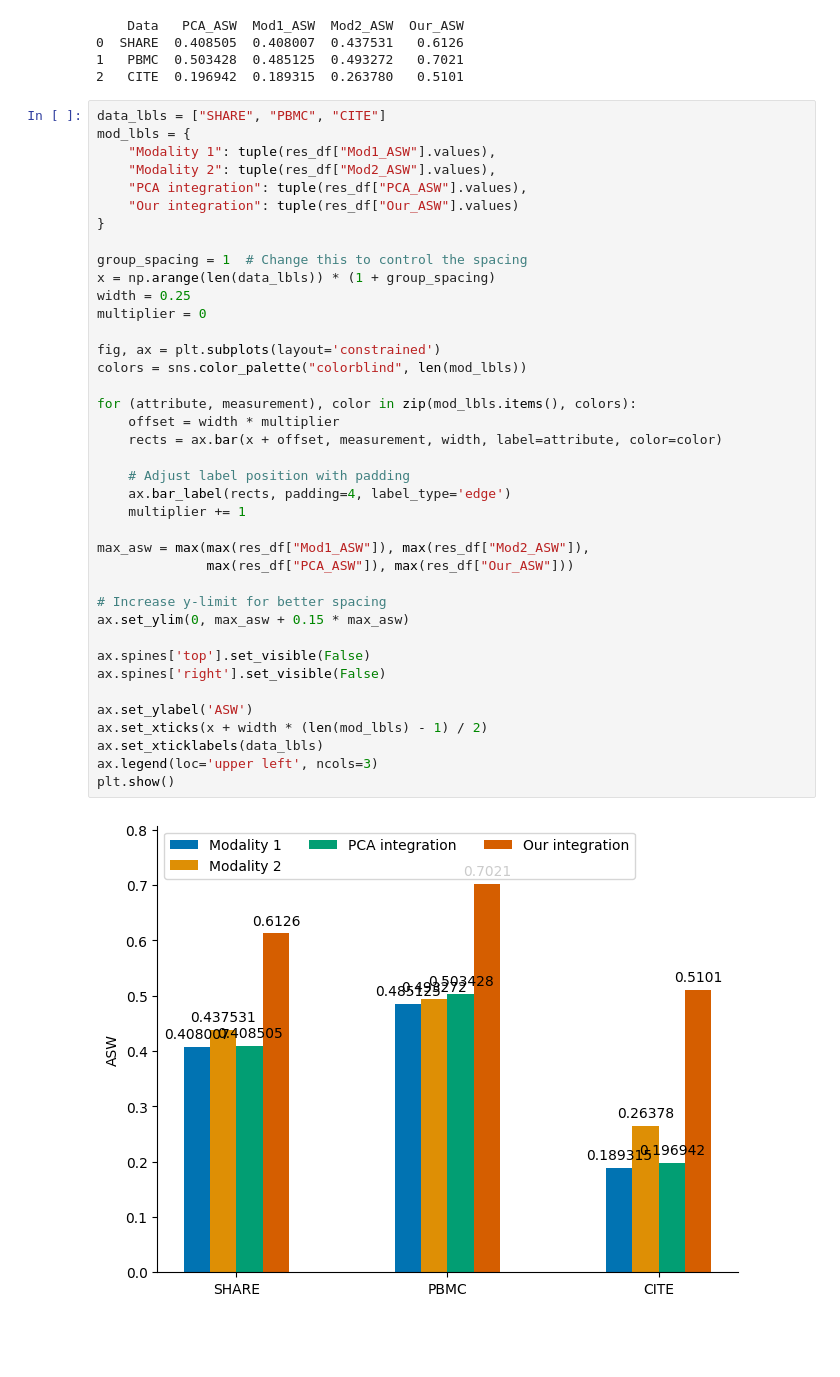
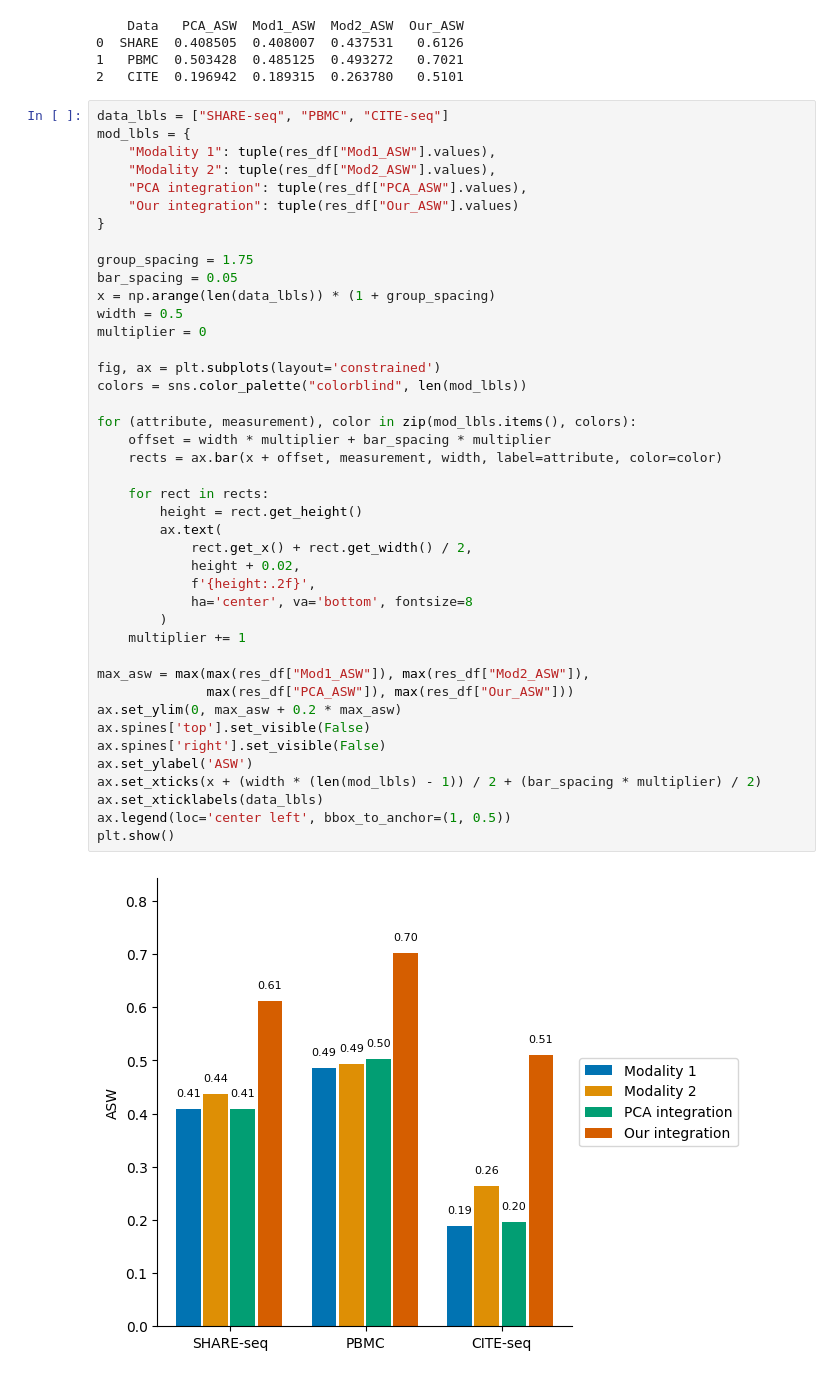
Before and after one commit to AmirTEbi/sCIN, a Jupyter notebook: notebooks/Analysis.ipynb, the cells around one changed output. Cells and saved outputs as stored; diff of their text form; blank space fills up the shorter version.

```diff
--- a/notebooks/Analysis.ipynb
+++ b/notebooks/Analysis.ipynb
@@ -211,43 +211,46 @@ print(res_df)
 1   PBMC  0.503428  0.485125  0.493272   0.7021
 2   CITE  0.196942  0.189315  0.263780   0.5101
 # %%
-data_lbls = ["SHARE", "PBMC", "CITE"]
+data_lbls = ["SHARE-seq", "PBMC", "CITE-seq"]
 mod_lbls = {
     "Modality 1": tuple(res_df["Mod1_ASW"].values),
     "Modality 2": tuple(res_df["Mod2_ASW"].values),
     "PCA integration": tuple(res_df["PCA_ASW"].values),
     "Our integration": tuple(res_df["Our_ASW"].values)
 }
 
-group_spacing = 1  # Change this to control the spacing
+group_spacing = 1.75
+bar_spacing = 0.05
 x = np.arange(len(data_lbls)) * (1 + group_spacing)
-width = 0.25
+width = 0.5
 multiplier = 0
 
 fig, ax = plt.subplots(layout='constrained')
 colors = sns.color_palette("colorblind", len(mod_lbls))
 
 for (attribute, measurement), color in zip(mod_lbls.items(), colors):
-    offset = width * multiplier
+    offset = width * multiplier + bar_spacing * multiplier
     rects = ax.bar(x + offset, measurement, width, label=attribute, color=color)
 
-    # Adjust label position with padding
-    ax.bar_label(rects, padding=4, label_type='edge')
+    for rect in rects:
+        height = rect.get_height()
+        ax.text(
+            rect.get_x() + rect.get_width() / 2,
+            height + 0.02,
+            f'{height:.2f}',
+            ha='center', va='bottom', fontsize=8
+        )
     multiplier += 1
 
 max_asw = max(max(res_df["Mod1_ASW"]), max(res_df["Mod2_ASW"]),
               max(res_df["PCA_ASW"]), max(res_df["Our_ASW"]))
-
-# Increase y-limit for better spacing
-ax.set_ylim(0, max_asw + 0.15 * max_asw)
-
+ax.set_ylim(0, max_asw + 0.2 * max_asw)
 ax.spines['top'].set_visible(False)
 ax.spines['right'].set_visible(False)
-
 ax.set_ylabel('ASW')
-ax.set_xticks(x + width * (len(mod_lbls) - 1) / 2)
+ax.set_xticks(x + (width * (len(mod_lbls) - 1)) / 2 + (bar_spacing * multiplier) / 2)
 ax.set_xticklabels(data_lbls)
-ax.legend(loc='upper left', ncols=3)
+ax.legend(loc='center left', bbox_to_anchor=(1, 0.5))
 plt.show()
 # %% [output]
-[figure, old version]
+[figure, new version]
```
Also changed, not shown: 2 other files.
